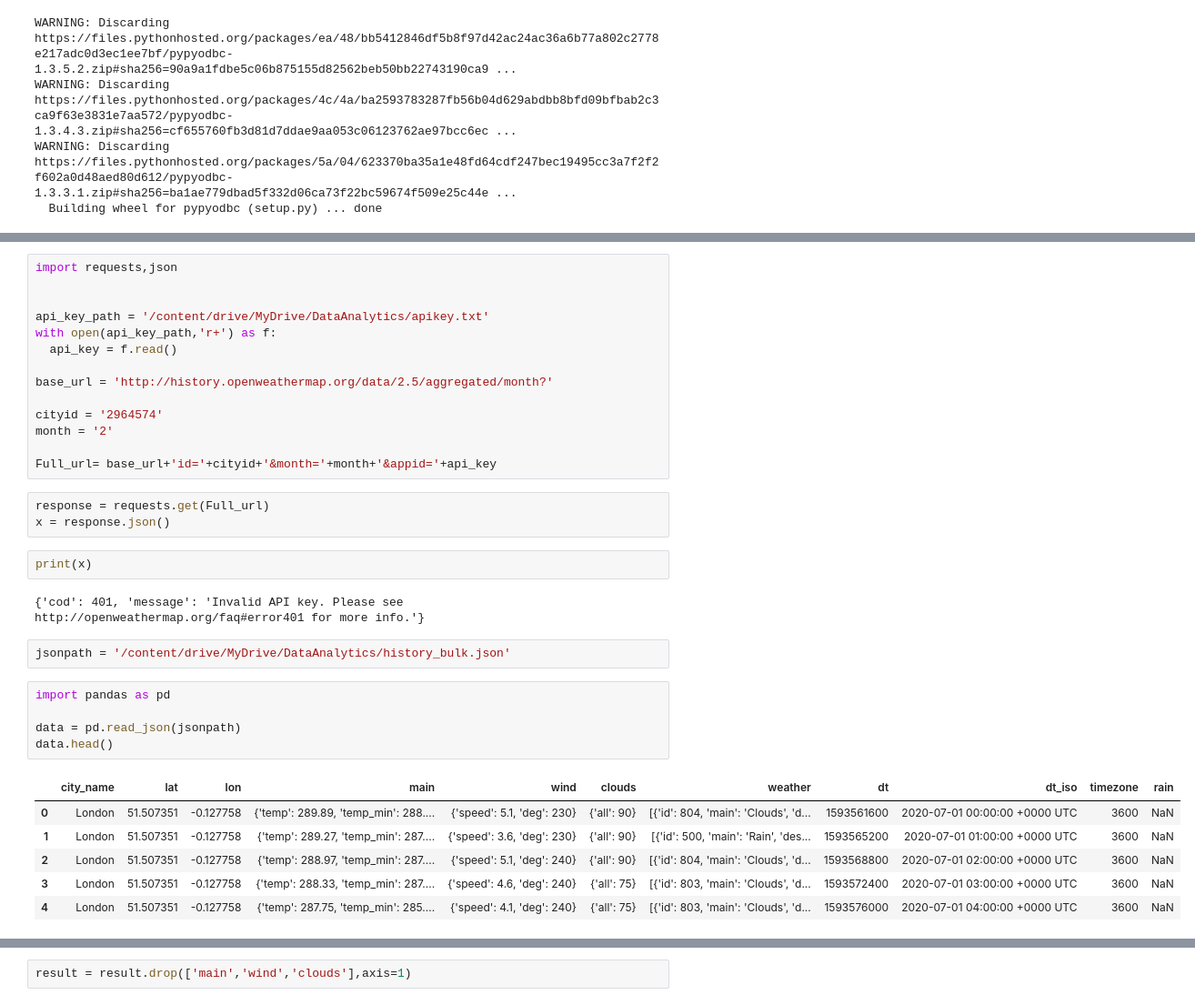
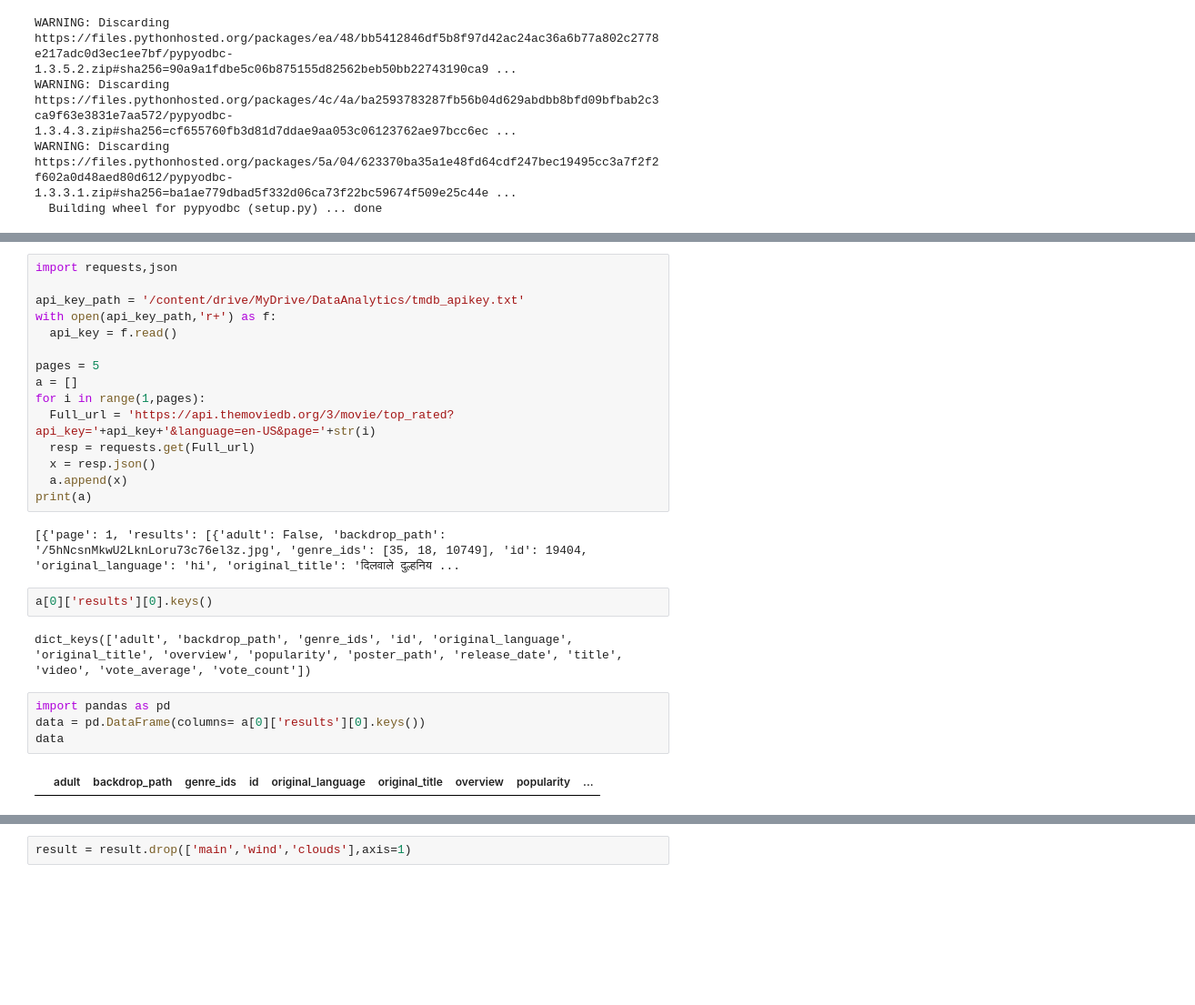
Before and after one commit to divyakumar95/ProgrammingDA_CA, a Jupyter notebook: Prog_Da_CA02.ipynb, the cells around one changed output, grey strips where cells are left out. Shown: that part at 91% size. Drawn from its saved outputs; the diff is of its cells as text; blank space fills up the shorter version.

Commit message:
Added movie Api key path and some work arounds

```diff
--- a/Prog_Da_CA02.ipynb
+++ b/Prog_Da_CA02.ipynb
@@ -37,35 +16,27 @@ WARNING: Discarding https://files.pythonhosted.org/packages/5a/04/623370ba35a1e4
-# %%
-import requests,json
-
-
-api_key_path = '/content/drive/MyDrive/DataAnalytics/apikey.txt'
-with open(api_key_path,'r+') as f:
-  api_key = f.read()
-
-base_url = 'http://history.openweathermap.org/data/2.5/aggregated/month?'
-
-cityid = '2964574'
-month = '2'
-
-Full_url= base_url+'id='+cityid+'&month='+month+'&appid='+api_key
-# %%
-response = requests.get(Full_url)
-x = response.json()
-# %%
-print(x)
-# %% [output]
-{'cod': 401, 'message': 'Invalid API key. Please see http://openweathermap.org/faq#error401 for more info.'}
-# %%
-jsonpath = '/content/drive/MyDrive/DataAnalytics/history_bulk.json'
+# %%
+import requests,json
+
+api_key_path = '/content/drive/MyDrive/DataAnalytics/tmdb_apikey.txt'
+with open(api_key_path,'r+') as f:
+  api_key = f.read()
+
+pages = 5
+a = []
+for i in range(1,pages):
+  Full_url = 'https://api.themoviedb.org/3/movie/top_rated?api_key='+api_key+'&language=en-US&page='+str(i)
+  resp = requests.get(Full_url)
+  x = resp.json()
+  a.append(x)
+print(a)
+# %% [output]
+[{'page': 1, 'results': [{'adult': False, 'backdrop_path': '/5hNcsnMkwU2LknLoru73c76el3z.jpg', 'genre_ids': [35, 18, 10749], 'id': 19404, 'original_language': 'hi', 'original_title': 'दिलवाले दुल्हनिय ...
+# %%
+a[0]['results'][0].keys()
+# %% [output]
+dict_keys(['adult', 'backdrop_path', 'genre_ids', 'id', 'original_language', 'original_title', 'overview', 'popularity', 'poster_path', 'release_date', 'title', 'video', 'vote_average', 'vote_count'])
 # %%
 import pandas as pd
-
-data = pd.read_json(jsonpath)
-data.head()
+data = pd.DataFrame(columns= a[0]['results'][0].keys())
+data
 # %% [output]
-|  | city_name | lat | lon | main | wind | clouds | weather | dt | dt_iso | timezone | rain |
-| 0 | London | 51.507351 | -0.127758 | {'temp': 289.89, 'temp_min': 288.... | {'speed': 5.1, 'deg': 230} | {'all': 90} | [{'id': 804, 'main': 'Clouds', 'd... | 1593561600 | 2020-07-01 00:00:00 +0000 UTC | 3600 | NaN |
-| 1 | London | 51.507351 | -0.127758 | {'temp': 289.27, 'temp_min': 287.... | {'speed': 3.6, 'deg': 230} | {'all': 90} | [{'id': 500, 'main': 'Rain', 'des... | 1593565200 | 2020-07-01 01:00:00 +0000 UTC | 3600 | NaN |
-| 2 | London | 51.507351 | -0.127758 | {'temp': 288.97, 'temp_min': 287.... | {'speed': 5.1, 'deg': 240} | {'all': 90} | [{'id': 804, 'main': 'Clouds', 'd... | 1593568800 | 2020-07-01 02:00:00 +0000 UTC | 3600 | NaN |
-| 3 | London | 51.507351 | -0.127758 | {'temp': 288.33, 'temp_min': 287.... | {'speed': 4.6, 'deg': 240} | {'all': 75} | [{'id': 803, 'main': 'Clouds', 'd... | 1593572400 | 2020-07-01 03:00:00 +0000 UTC | 3600 | NaN |
-| 4 | London | 51.507351 | -0.127758 | {'temp': 287.75, 'temp_min': 285.... | {'speed': 4.1, 'deg': 240} | {'all': 75} | [{'id': 803, 'main': 'Clouds', 'd... | 1593576000 | 2020-07-01 04:00:00 +0000 UTC | 3600 | NaN |
+|  | adult | backdrop_path | genre_ids | id | original_language | original_title | overview | popularity | ... |
```
Also changed, not shown: parts of 7 cells of this notebook.
